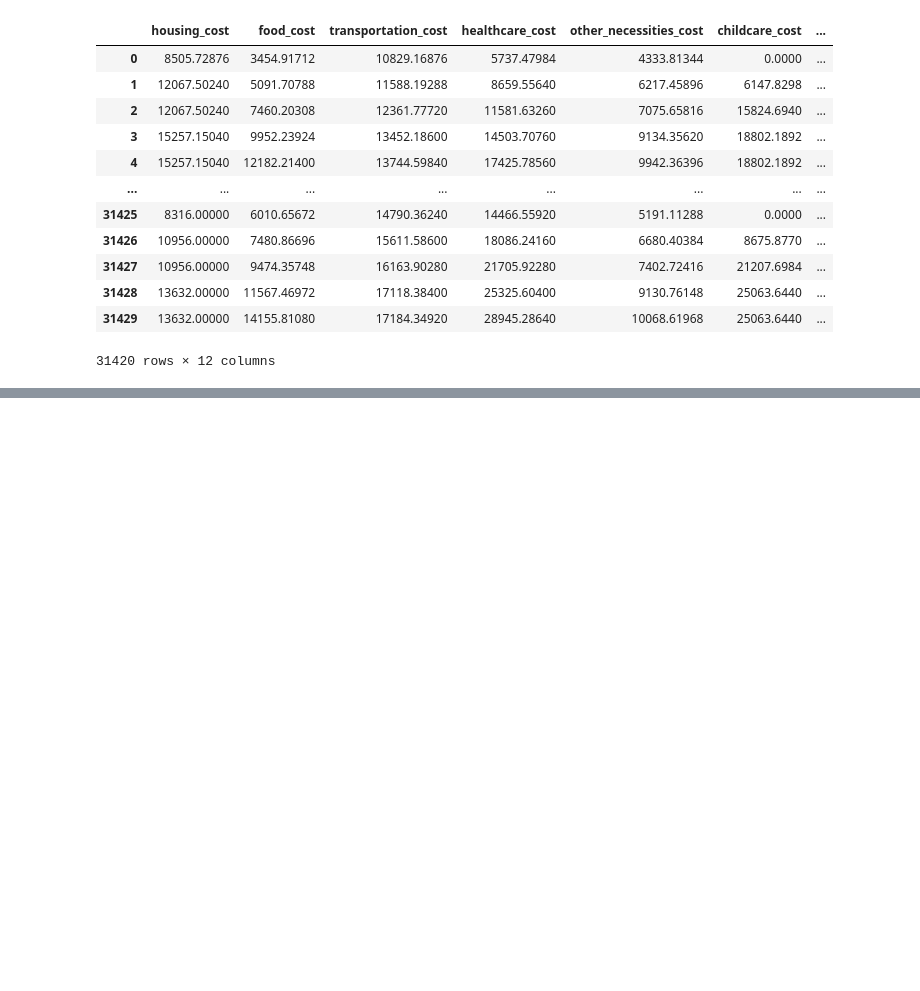
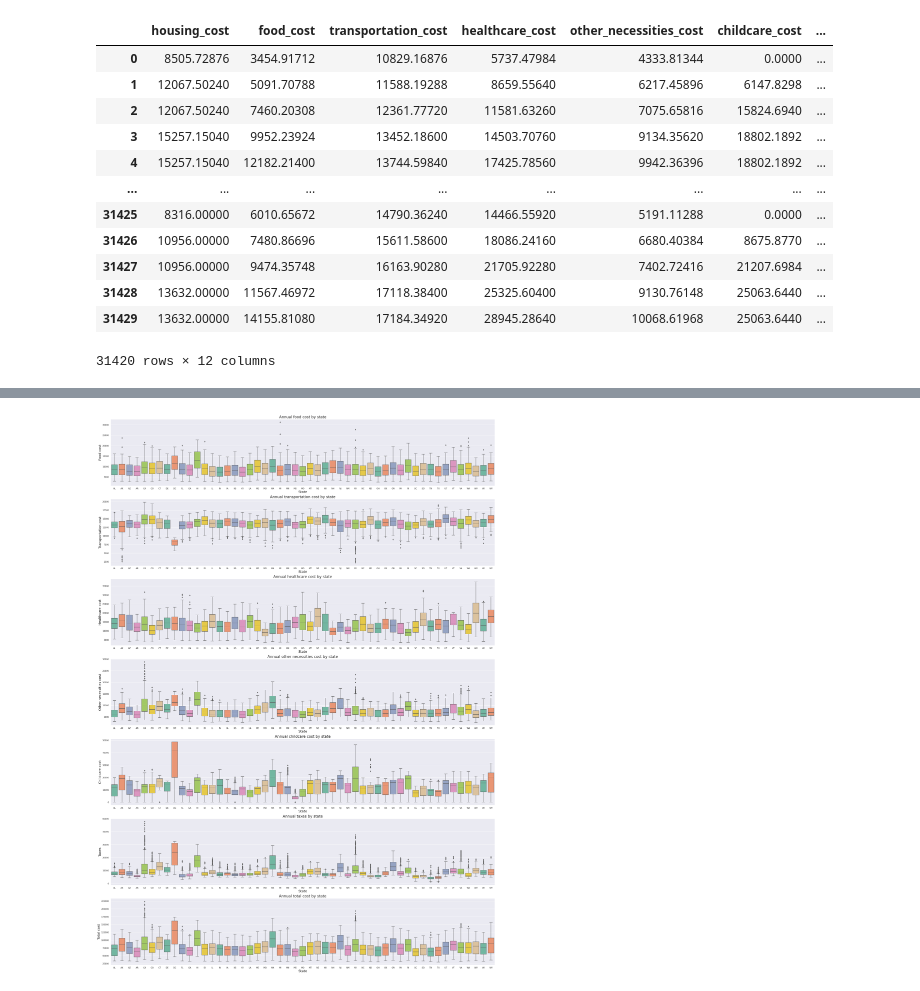
Before and after one commit to loisstetson/Project-4-Cost-of-Living, a Jupyter notebook: Cost_of_Living_colab.ipynb, the cells around one changed output, grey strips where cells are left out. Saved outputs shown, nothing was run; the diff lists cells and outputs as text; code cells hidden in the pictures; blank space fills up the shorter version.

```diff
--- a/Cost_of_Living_colab.ipynb
+++ b/Cost_of_Living_colab.ipynb
@@ -276,0 +457,21 @@ mse
+# %%
+# Create figure and axes with new colors and larger font
+fig, ax = plt.subplots(7, 1, figsize=(30, 42), constrained_layout=True)
+colors = sns.color_palette('Set2', n_colors=7)  # Set2 color palette with 7 unique colors
+
+# Make a temporary index variable
+index = 0
+
+# Iterate through dataframe columns
+for col in data_cleaned_copy.iloc[:, 6:13].columns:
+    # Make a plot on every iteration
+    sns.boxplot(data=data_cleaned_copy, x='state', y=col, ax=ax[index], orient='v', palette=colors)
+    ax[index].set_title('Annual {} by state'.format(' '.join(col.split('_'))), fontsize=20)  # Larger font
+    ax[index].set_ylabel('{}'.format(' '.join(col.split('_')).capitalize()), fontsize=18)  # Larger font
+    ax[index].set_xlabel('State', fontsize=18)  # Larger font
+    index += 1
+
+# Display plots
+plt.show()
+# %% [output]
+[figure, added]
```
Also changed, not shown: parts of 11 cells of this notebook.
